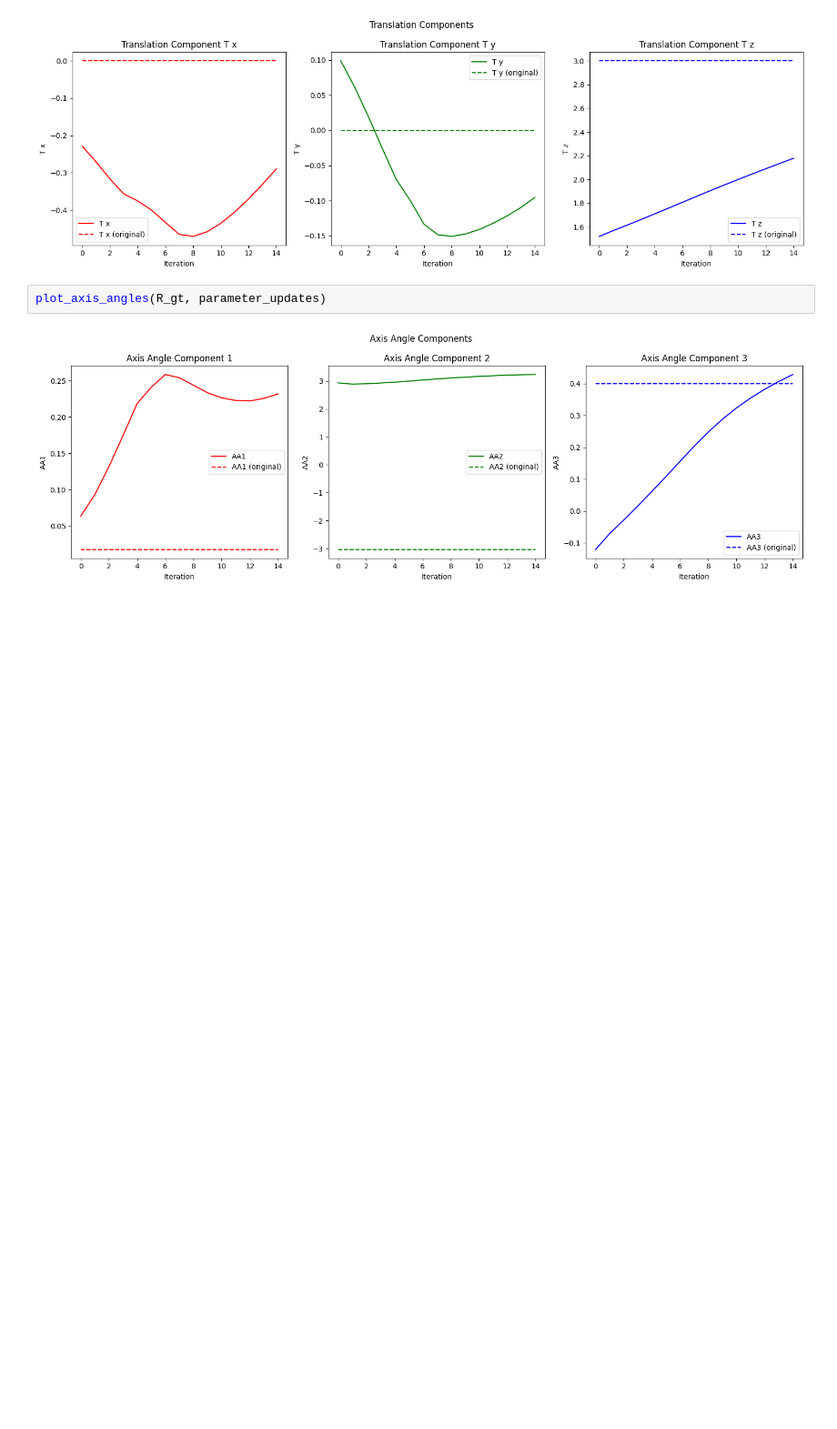
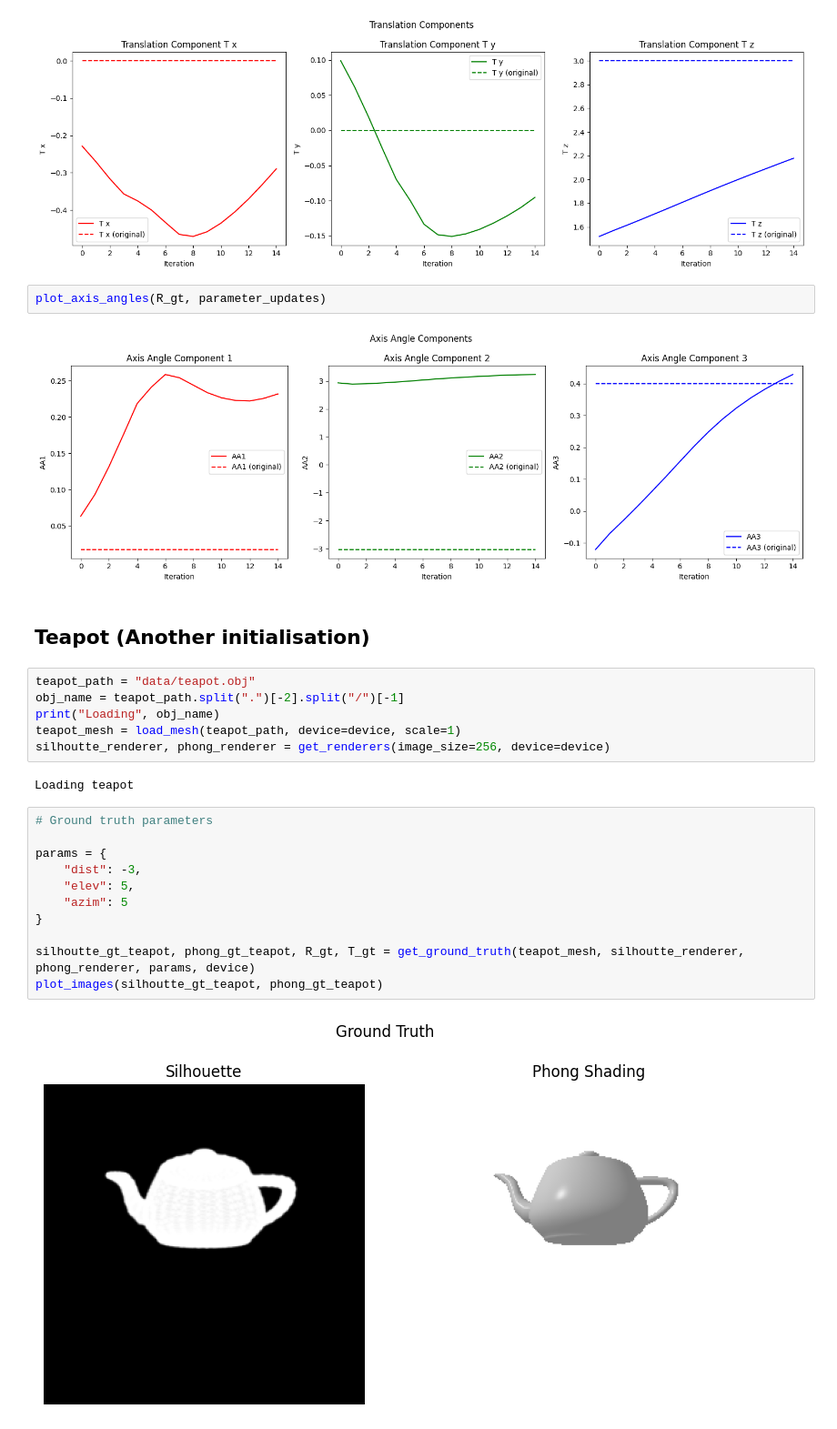
Before and after one commit to Abhinav7R/6DOF-Pose-Estimation, a Jupyter notebook: axis_angle_6dof.ipynb, the cells around one changed output. Shown: that part at 91% size. Drawn from its saved outputs; the diff is of its cells as text; blank space fills up the shorter version.

```diff
--- a/axis_angle_6dof.ipynb
+++ b/axis_angle_6dof.ipynb
@@ -78,3 +88,26 @@ plot_translations(T_gt, parameter_updates)
 plot_axis_angles(R_gt, parameter_updates)
 # %% [output]
 [figure]
+# %% [markdown]
+## Teapot (Another initialisation)
+# %%
+teapot_path = "data/teapot.obj"
+obj_name = teapot_path.split(".")[-2].split("/")[-1]
+print("Loading", obj_name)
+teapot_mesh = load_mesh(teapot_path, device=device, scale=1)
+silhoutte_renderer, phong_renderer = get_renderers(image_size=256, device=device)
+# %% [output]
+Loading teapot
+# %%
+# Ground truth parameters
+
+params = {
+    "dist": -3,
+    "elev": 5,
+    "azim": 5
+}
+
+silhoutte_gt_teapot, phong_gt_teapot, R_gt, T_gt = get_ground_truth(teapot_mesh, silhoutte_renderer, phong_renderer, params, device)
+plot_images(silhoutte_gt_teapot, phong_gt_teapot)
+# %% [output]
+[figure, added]
```
Also changed, not shown: parts of 5 cells of this notebook, 11 other files.
